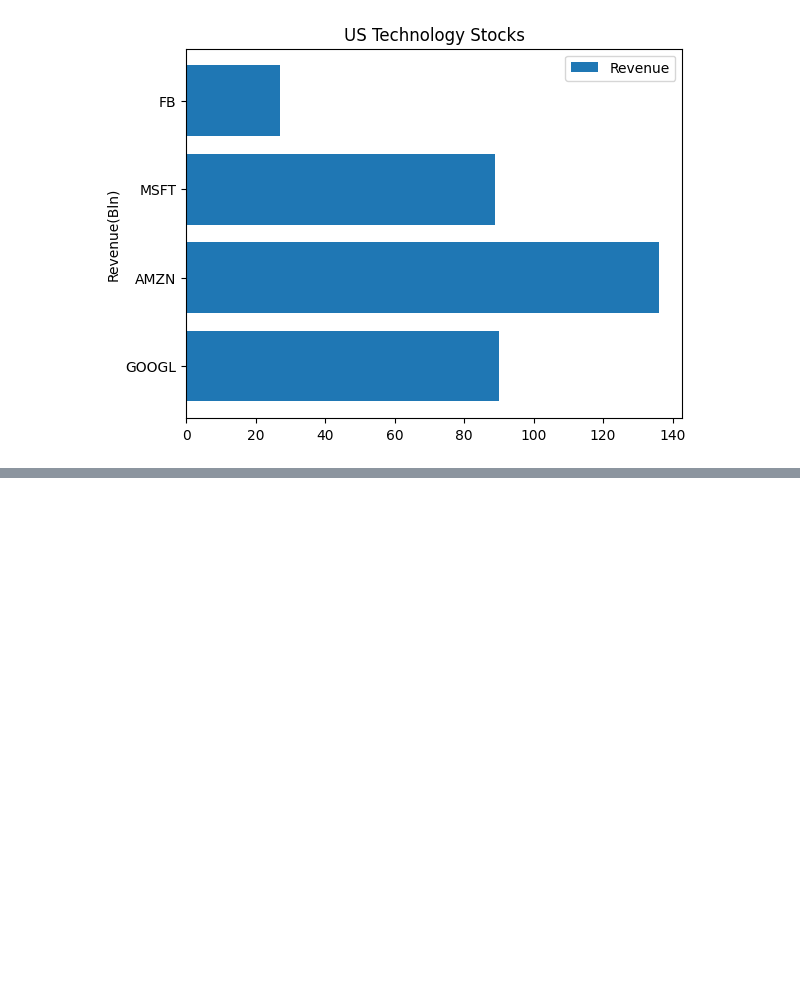
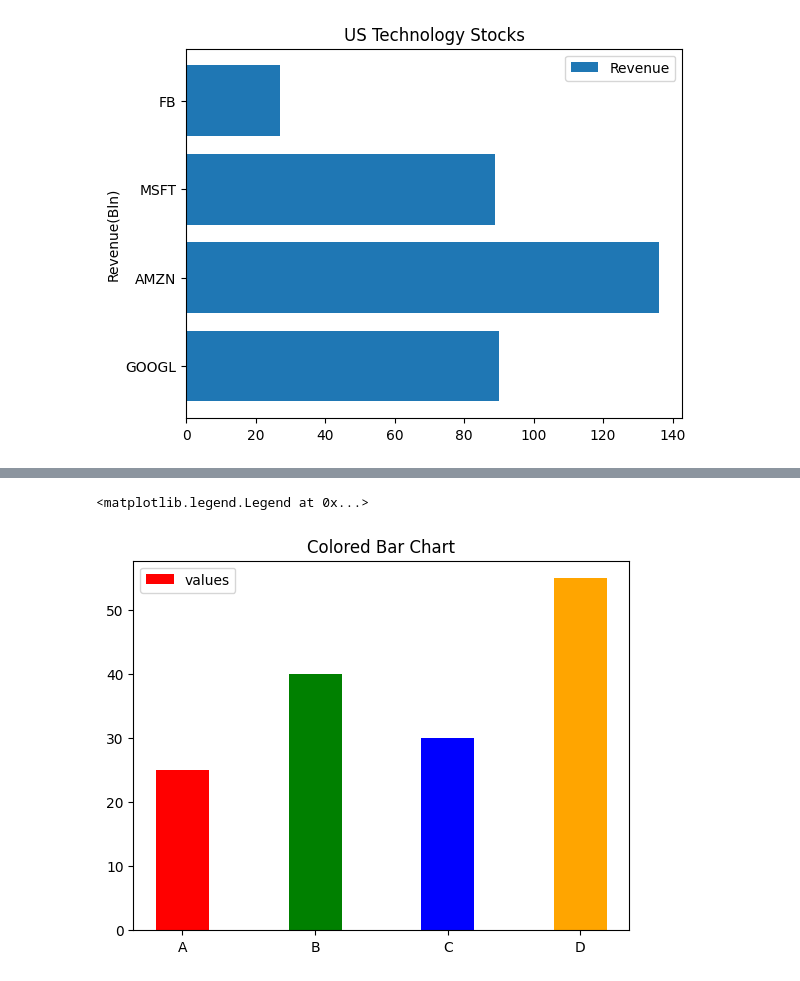
Before and after one commit to ngzhiwei517/Machine_Learning_Self-Learn, a Jupyter notebook: Matplotlib.ipynb, the cells around one changed output, grey strips where cells are left out. Saved outputs shown, nothing was run; the diff lists cells and outputs as text; code cells hidden in the pictures; blank space fills up the shorter version.

```diff
--- a/Matplotlib.ipynb
+++ b/Matplotlib.ipynb
@@ -217,0 +293,16 @@ plt.legend()
+# %%
+import matplotlib.pyplot as plt
+import numpy as np
+
+categories = ['A', 'B', 'C', 'D']
+values = [25, 40, 30, 55]
+colors = ['red', 'green', 'blue', 'orange']
+# %%
+x_pos=np.arange(len(values))
+plt.bar(x_pos,values,width=0.4,label='values',color=colors)
+plt.xticks(x_pos,categories)
+plt.title('Colored Bar Chart')
+plt.legend()
+# %% [output]
+<matplotlib.legend.Legend at 0x...>
+[figure, added]
```
Also changed, not shown: parts of 17 cells of this notebook.
